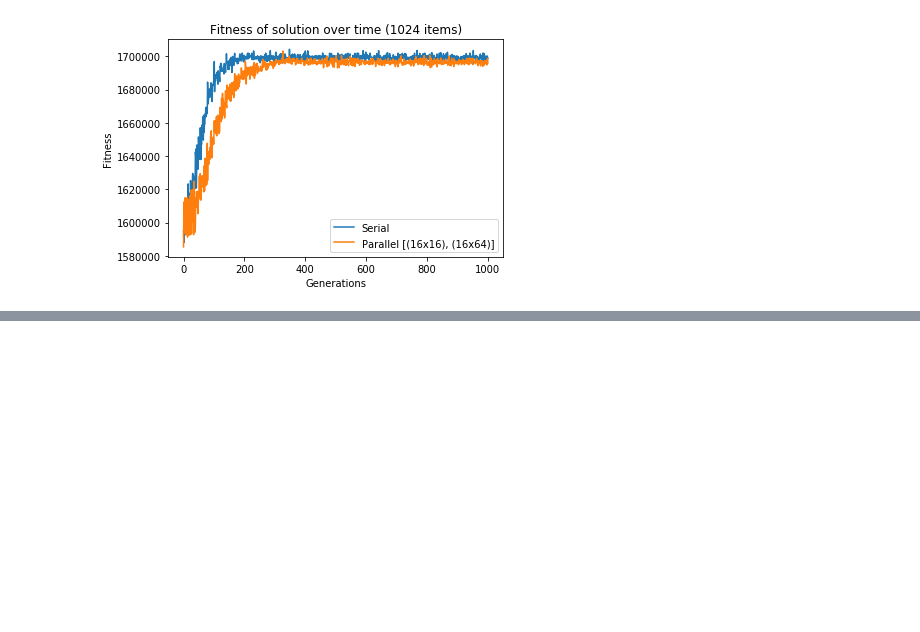
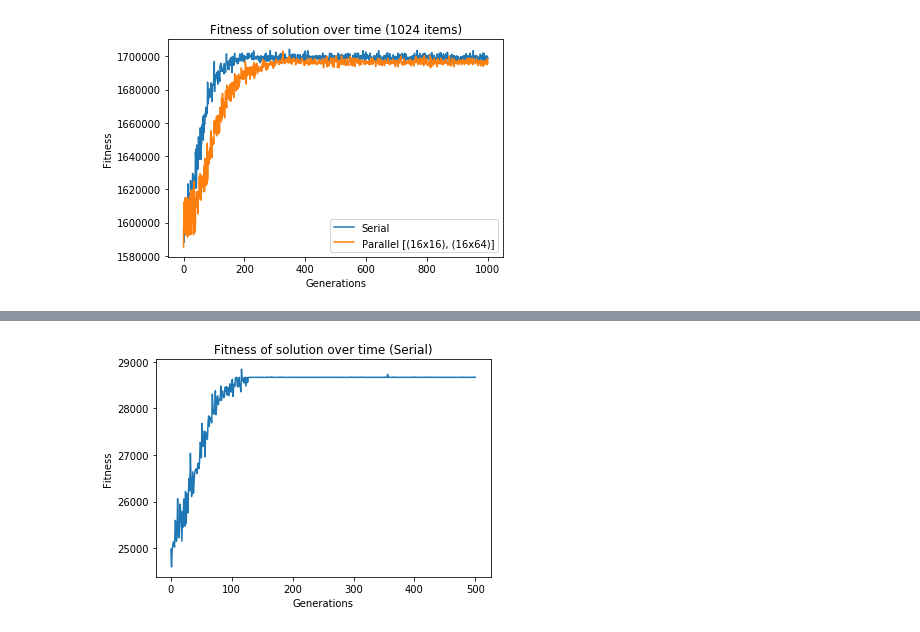
Before and after one commit to DEGABGED/CS171-Exercise1, a Jupyter notebook: CS 171 OSNP Systems Report.ipynb, the cells around one changed output, grey strips where cells are left out. Cells and saved outputs as stored; diff of their text form; code cells hidden in the pictures; blank space fills up the shorter version.

```diff
--- a/CS 171 OSNP Systems Report.ipynb
+++ b/CS 171 OSNP Systems Report.ipynb
@@ -364,0 +377,29 @@ plt.show()
+# %%
+H = 128
+m = 128
+runs = 500
+
+threads_per_block = ((32,32))
+blocks_per_grid = ((4,4))
+# %%
+kp = KnapsackProblem(m)
+ffxn = kp.fitness()
+# %%
+model = ParallelOSNPS(
+    H,
+    m,
+    fitness=ffxn)
+
+model.set_GPU_params(threads_per_block, blocks_per_grid)
+# %%
+ave_s, max_s = model.run(runs)
+# %%
+plt.plot(np.arange(runs+1), max_s)
+
+plt.xlabel('Generations')
+plt.ylabel('Fitness')
+plt.title('Fitness of solution over time (Serial)')
+
+plt.show()
+# %% [output]
+[figure, added]
```
Also changed, not shown: parts of 3 cells of this notebook, 3 other files.
